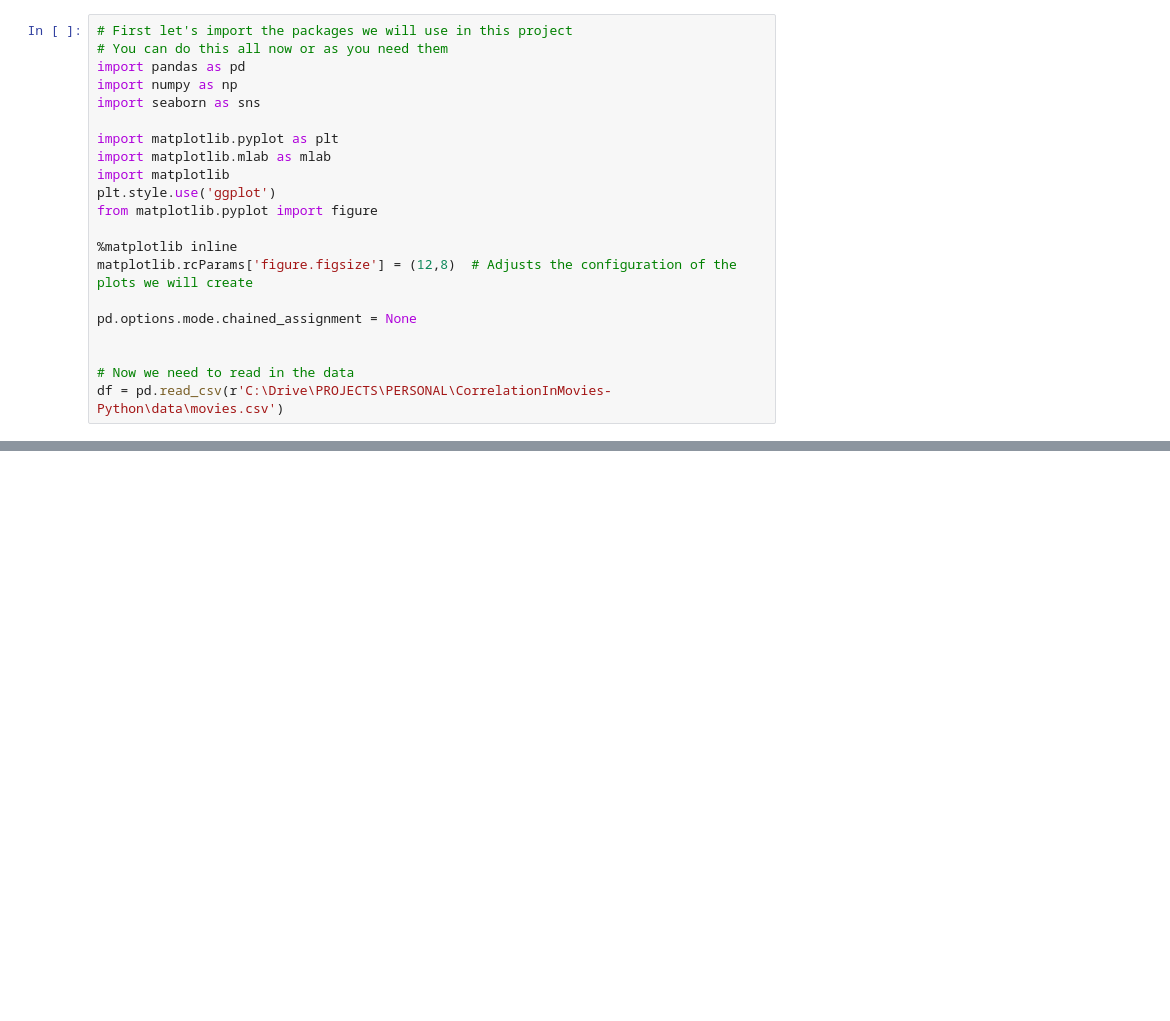
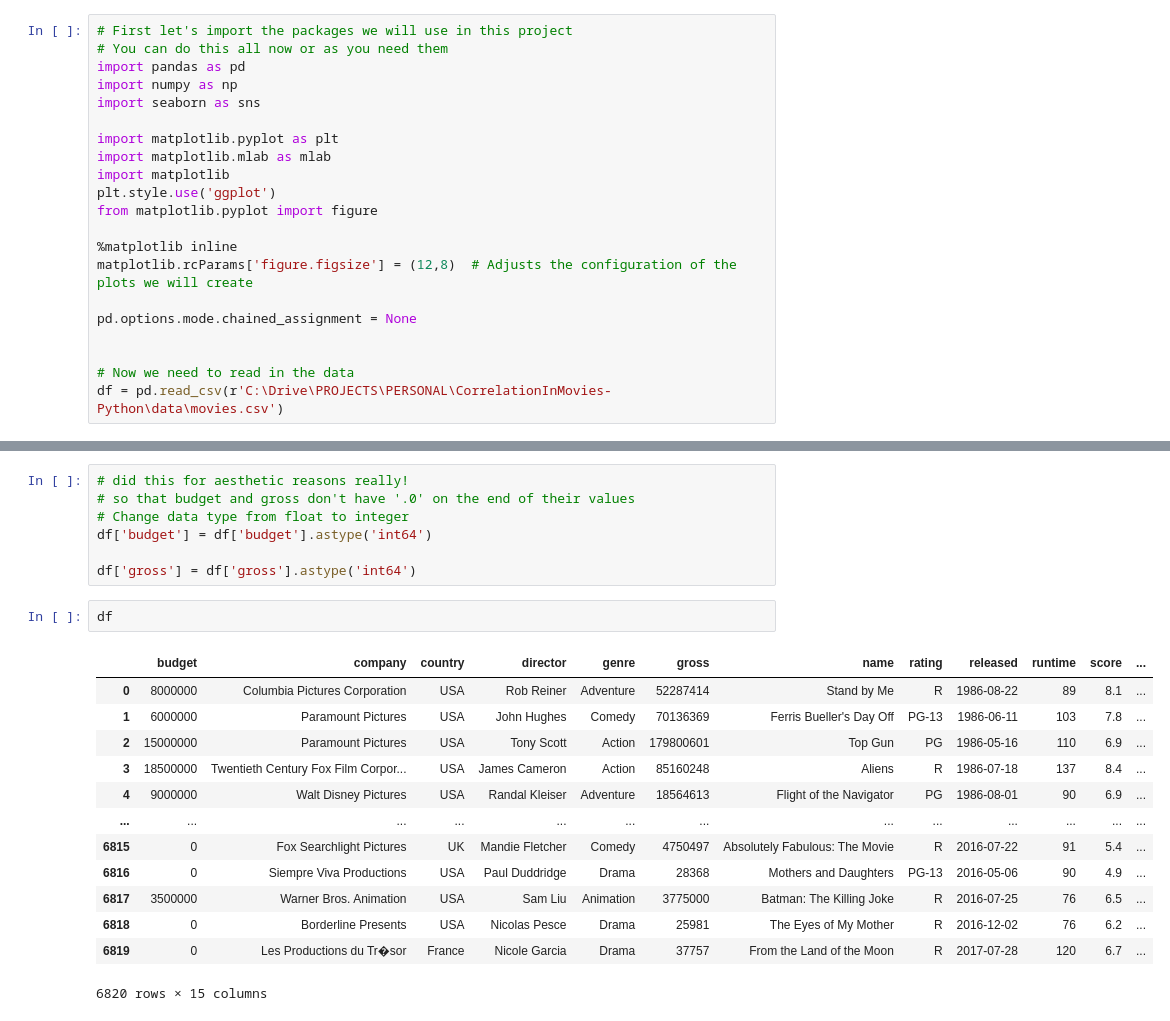
Before and after one commit to soticoker/correlationinmovies, a Jupyter notebook: correlation_movies_db.ipynb, the cells around one changed output, grey strips where cells are left out. Cells and saved outputs as stored; diff of their text form; blank space fills up the shorter version.

```diff
--- a/correlation_movies_db.ipynb
+++ b/correlation_movies_db.ipynb
@@ -38,0 +82,23 @@ df.head() # shows top 5 records
+# %%
+# did this for aesthetic reasons really!
+# so that budget and gross don't have '.0' on the end of their values
+# Change data type from float to integer
+df['budget'] = df['budget'].astype('int64')
+
+df['gross'] = df['gross'].astype('int64')
+# %%
+df
+# %% [output]
+|  | budget | company | country | director | genre | gross | name | rating | released | runtime | score | ... |
+| 0 | 8000000 | Columbia Pictures Corporation | USA | Rob Reiner | Adventure | 52287414 | Stand by Me | R | 1986-08-22 | 89 | 8.1 | ... |
+| 1 | 6000000 | Paramount Pictures | USA | John Hughes | Comedy | 70136369 | Ferris Bueller's Day Off | PG-13 | 1986-06-11 | 103 | 7.8 | ... |
+| 2 | 15000000 | Paramount Pictures | USA | Tony Scott | Action | 179800601 | Top Gun | PG | 1986-05-16 | 110 | 6.9 | ... |
+| 3 | 18500000 | Twentieth Century Fox Film Corpor... | USA | James Cameron | Action | 85160248 | Aliens | R | 1986-07-18 | 137 | 8.4 | ... |
+| 4 | 9000000 | Walt Disney Pictures | USA | Randal Kleiser | Adventure | 18564613 | Flight of the Navigator | PG | 1986-08-01 | 90 | 6.9 | ... |
+| ... | ... | ... | ... | ... | ... | ... | ... | ... | ... | ... | ... | ... |
+| 6815 | 0 | Fox Searchlight Pictures | UK | Mandie Fletcher | Comedy | 4750497 | Absolutely Fabulous: The Movie | R | 2016-07-22 | 91 | 5.4 | ... |
+| 6816 | 0 | Siempre Viva Productions | USA | Paul Duddridge | Drama | 28368 | Mothers and Daughters | PG-13 | 2016-05-06 | 90 | 4.9 | ... |
+| 6817 | 3500000 | Warner Bros. Animation | USA | Sam Liu | Animation | 3775000 | Batman: The Killing Joke | R | 2016-07-25 | 76 | 6.5 | ... |
+| 6818 | 0 | Borderline Presents | USA | Nicolas Pesce | Drama | 25981 | The Eyes of My Mother | R | 2016-12-02 | 76 | 6.2 | ... |
+| 6819 | 0 | Les Productions du Tr�sor | France | Nicole Garcia | Drama | 37757 | From the Land of the Moon | R | 2017-07-28 | 120 | 6.7 | ... |
+6820 rows × 15 columns
```
Also changed, not shown: parts of 5 cells of this notebook.
